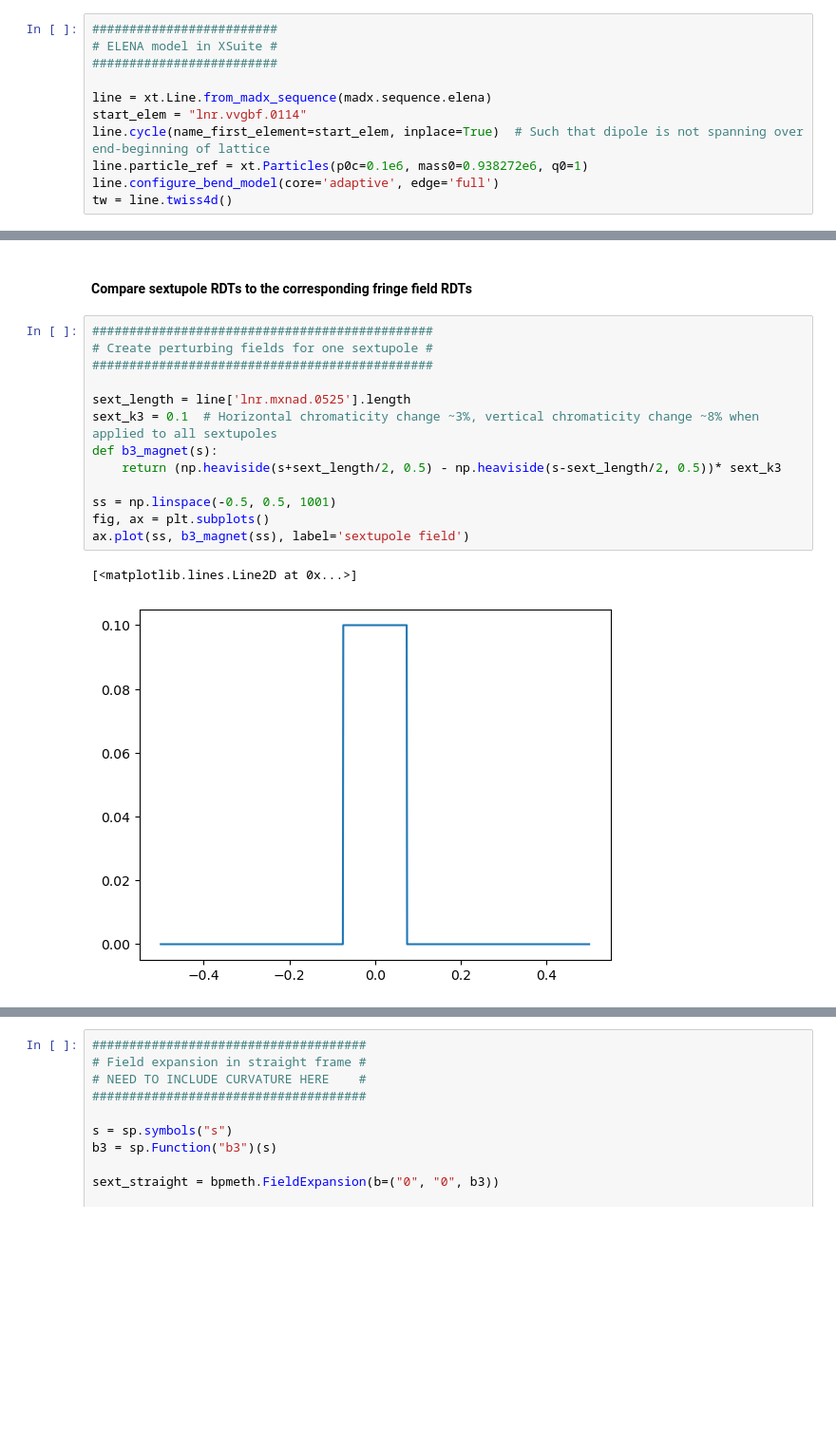
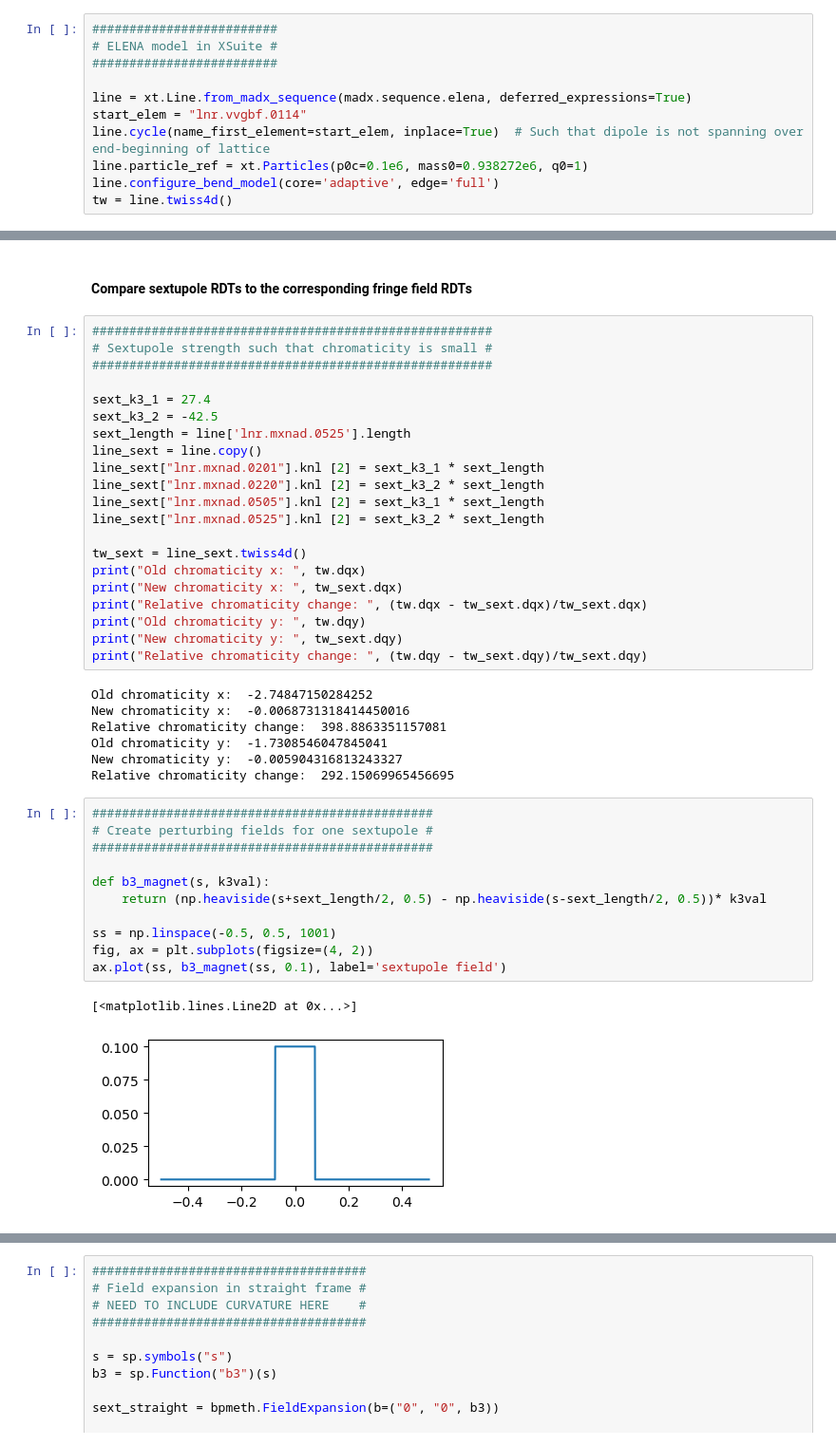
Before and after one commit to xsuite/bpmeth, a Jupyter notebook: examples/ELENA/ring/ELENA_RDTs.ipynb, the cells around one changed output, grey strips where cells are left out. Shown: that part at 95% size. Drawn from its saved outputs; the diff is of its cells as text; blank space fills up the shorter version.

```diff
--- a/examples/ELENA/ring/ELENA_RDTs.ipynb
+++ b/examples/ELENA/ring/ELENA_RDTs.ipynb
@@ -44,7 +45,7 @@ Beam, particle=ANTIPROTON, pc:=beam_p_GeV_c,ex=5.0E-6,ey=5.0E-6, sige=1E-3, NPAR
 # ELENA model in XSuite #
 #########################
 
-line = xt.Line.from_madx_sequence(madx.sequence.elena)
+line = xt.Line.from_madx_sequence(madx.sequence.elena, deferred_expressions=True)
 start_elem = "lnr.vvgbf.0114"
 line.cycle(name_first_element=start_elem, inplace=True)  # Such that dipole is not spanning over end-beginning of lattice
 line.particle_ref = xt.Particles(p0c=0.1e6, mass0=0.938272e6, q0=1)
@@ -325,21 +326,47 @@ plt.legend()
 # %% [markdown]
 #### Compare sextupole RDTs to the corresponding fringe field RDTs
+# %%
+######################################################
+# Sextupole strength such that chromaticity is small #
+######################################################
+
+sext_k3_1 = 27.4
+sext_k3_2 = -42.5
+sext_length = line['lnr.mxnad.0525'].length
+line_sext = line.copy()
+line_sext["lnr.mxnad.0201"].knl [2] = sext_k3_1 * sext_length
+line_sext["lnr.mxnad.0220"].knl [2] = sext_k3_2 * sext_length
+line_sext["lnr.mxnad.0505"].knl [2] = sext_k3_1 * sext_length
+line_sext["lnr.mxnad.0525"].knl [2] = sext_k3_2 * sext_length
+
+tw_sext = line_sext.twiss4d()
+print("Old chromaticity x: ", tw.dqx)
+print("New chromaticity x: ", tw_sext.dqx)
+print("Relative chromaticity change: ", (tw.dqx - tw_sext.dqx)/tw_sext.dqx)
+print("Old chromaticity y: ", tw.dqy)
+print("New chromaticity y: ", tw_sext.dqy)
+print("Relative chromaticity change: ", (tw.dqy - tw_sext.dqy)/tw_sext.dqy)
+# %% [output]
+Old chromaticity x:  -2.74847150284252
+New chromaticity x:  -0.0068731318414450016
+Relative chromaticity change:  398.8863351157081
+Old chromaticity y:  -1.7308546047845041
+New chromaticity y:  -0.005904316813243327
+Relative chromaticity change:  292.15069965456695
 # %%
 ##############################################
 # Create perturbing fields for one sextupole #
 ##############################################
 
-sext_length = line['lnr.mxnad.0525'].length
-sext_k3 = 0.1  # Horizontal chromaticity change ~3%, vertical chromaticity change ~8% when applied to all sextupoles
-def b3_magnet(s):
-    return (np.heaviside(s+sext_length/2, 0.5) - np.heaviside(s-sext_length/2, 0.5))* sext_k3
+def b3_magnet(s, k3val):
+    return (np.heaviside(s+sext_length/2, 0.5) - np.heaviside(s-sext_length/2, 0.5))* k3val
 
 ss = np.linspace(-0.5, 0.5, 1001)
-fig, ax = plt.subplots()
-ax.plot(ss, b3_magnet(ss), label='sextupole field')
+fig, ax = plt.subplots(figsize=(4, 2))
+ax.plot(ss, b3_magnet(ss, 0.1), label='sextupole field')
 # %% [output]
 [<matplotlib.lines.Line2D at 0x...>]
-[figure, old version]
+[figure, new version]
 # %%
 ##########################################
 # Create perturbing field for whole ring #
```
Also changed, not shown: parts of 12 cells of this notebook, 1 other file.
